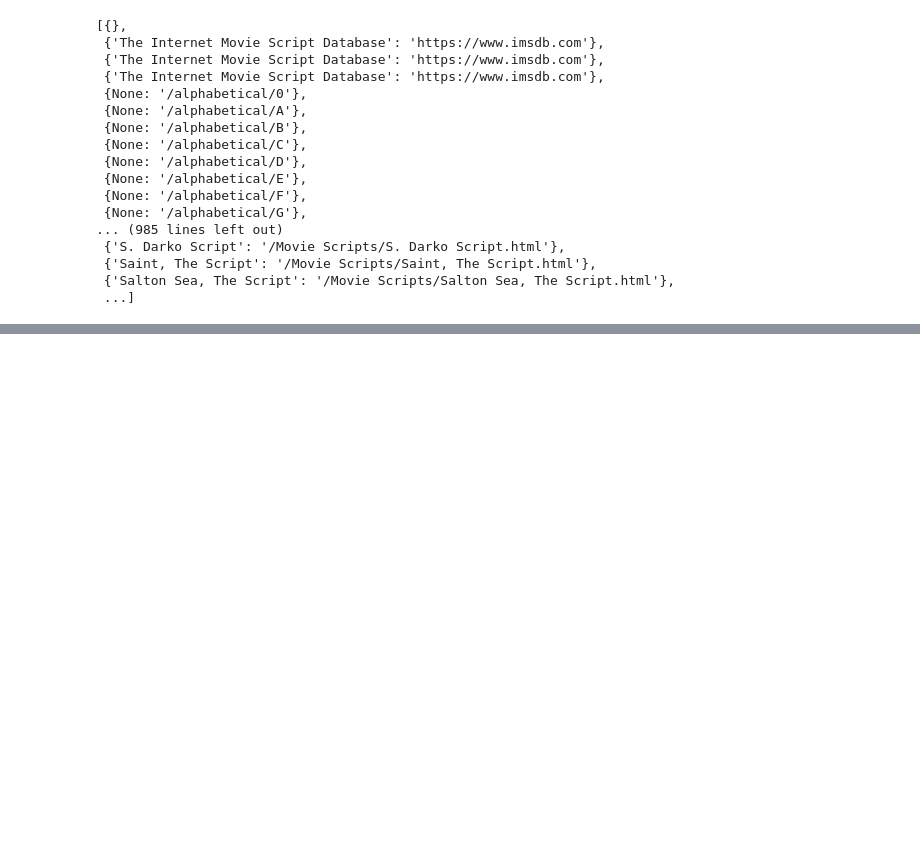
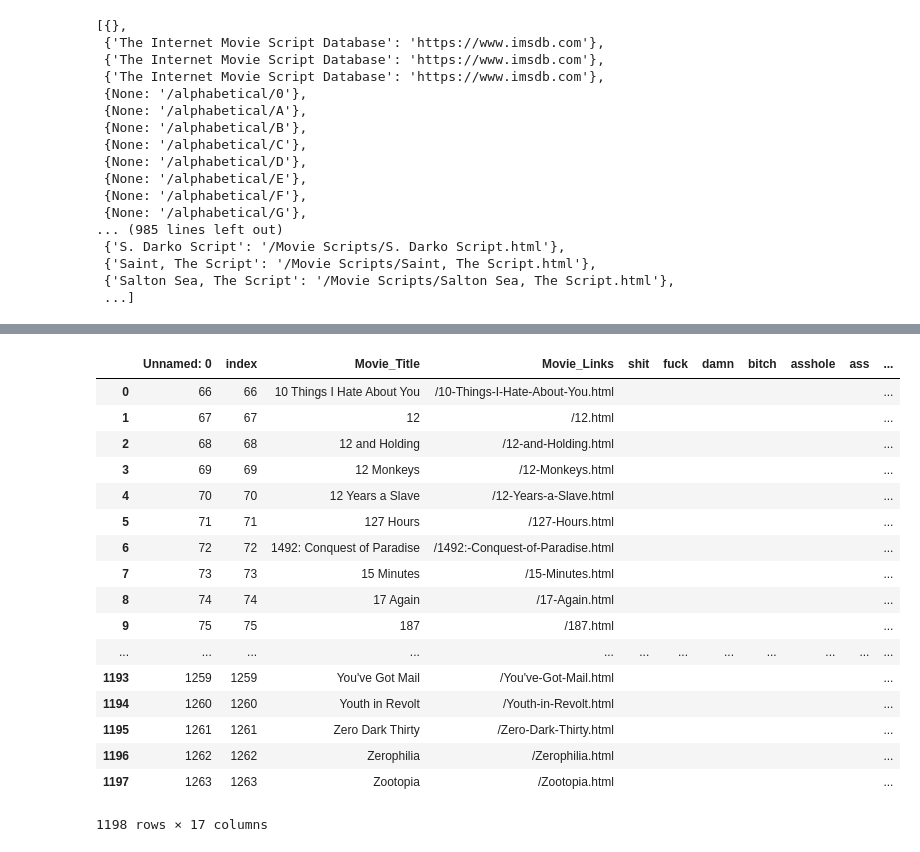
Before and after one commit to gilliangadiano/ETL-Project, a Jupyter notebook: Resources/Sarah_notebook.ipynb, the cells around one changed output, grey strips where cells are left out. Drawn from its saved outputs; the diff is of its cells as text; code cells hidden in the pictures; blank space fills up the shorter version.

Commit message:
Updating my notebook and adding movie word count csv

```diff
--- a/Resources/Sarah_notebook.ipynb
+++ b/Resources/Sarah_notebook.ipynb
@@ -189,0 +79,12 @@ count
+# %%
+# Create profanity list
+bad_words = ["shit", "fuck", "damn", "bitch", "asshole", "ass", "dick", "pussy", "cock", "bastard", "douche"]
+
+# Read in csv for movie database
+movie_df = pd.read_csv("Resources/clean_movie_list.csv")
+
+# Replace space in movie_links with '-'and remove '/Movie-Scripts' and 'Script'
+movie_df['Movie_Links'].replace('\s+', '-',regex=True,inplace=True)
+movie_df['Movie_Links'].replace('/Movie-Scripts/', '/',regex=True,inplace=True)
+movie_df['Movie_Links'].replace('-Script', '',regex=True,inplace=True)
+movie_df.head()
@@ -189,0 +98,27 @@ count
+# %%
+# Create columns for additional data
+for word in bad_words:
+    movie_df[word] = ""
+
+movie_df["total_words"] = ""
+movie_df["total_bad_words"] = ""
+movie_df
+# %% [output]
+|  | Unnamed: 0 | index | Movie_Title | Movie_Links | shit | fuck | damn | bitch | asshole | ass | ... |
+| 0 | 66 | 66 | 10 Things I Hate About You | /10-Things-I-Hate-About-You.html |  |  |  |  |  |  | ... |
+| 1 | 67 | 67 | 12 | /12.html |  |  |  |  |  |  | ... |
+| 2 | 68 | 68 | 12 and Holding | /12-and-Holding.html |  |  |  |  |  |  | ... |
+| 3 | 69 | 69 | 12 Monkeys | /12-Monkeys.html |  |  |  |  |  |  | ... |
+| 4 | 70 | 70 | 12 Years a Slave | /12-Years-a-Slave.html |  |  |  |  |  |  | ... |
+| 5 | 71 | 71 | 127 Hours | /127-Hours.html |  |  |  |  |  |  | ... |
+| 6 | 72 | 72 | 1492: Conquest of Paradise | /1492:-Conquest-of-Paradise.html |  |  |  |  |  |  | ... |
+| 7 | 73 | 73 | 15 Minutes | /15-Minutes.html |  |  |  |  |  |  | ... |
+| 8 | 74 | 74 | 17 Again | /17-Again.html |  |  |  |  |  |  | ... |
+| 9 | 75 | 75 | 187 | /187.html |  |  |  |  |  |  | ... |
+| ... | ... | ... | ... | ... | ... | ... | ... | ... | ... | ... | ... |
+| 1193 | 1259 | 1259 | You've Got Mail | /You've-Got-Mail.html |  |  |  |  |  |  | ... |
+| 1194 | 1260 | 1260 | Youth in Revolt | /Youth-in-Revolt.html |  |  |  |  |  |  | ... |
+| 1195 | 1261 | 1261 | Zero Dark Thirty | /Zero-Dark-Thirty.html |  |  |  |  |  |  | ... |
+| 1196 | 1262 | 1262 | Zerophilia | /Zerophilia.html |  |  |  |  |  |  | ... |
+| 1197 | 1263 | 1263 | Zootopia | /Zootopia.html |  |  |  |  |  |  | ... |
+1198 rows × 17 columns
```
Also changed, not shown: parts of 17 cells of this notebook, 1 other file.
